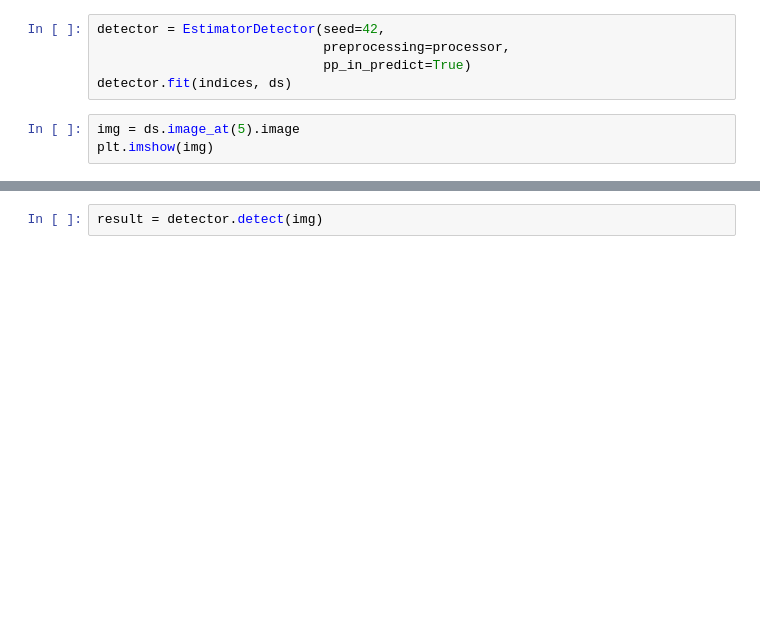
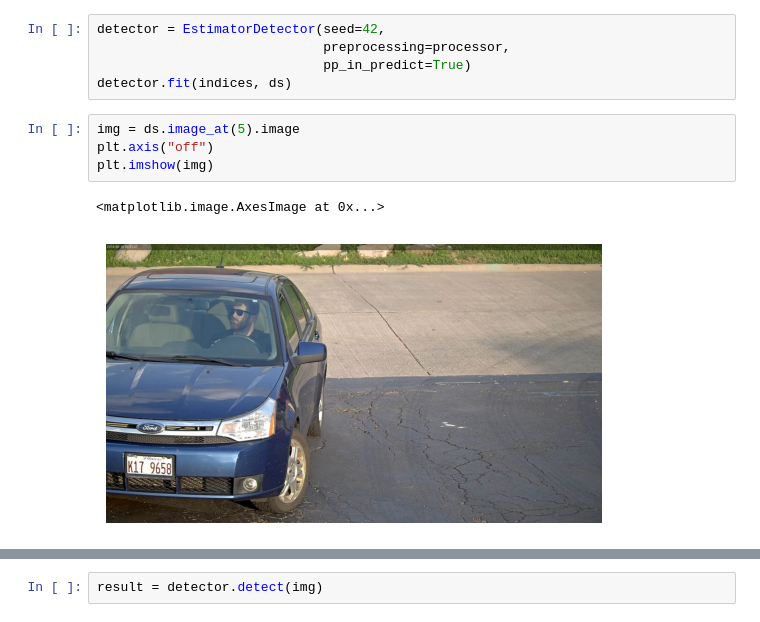
Before and after one commit to SimpleANPR/anpr, a Jupyter notebook: detection_classifiers.ipynb, the cells around one changed output, grey strips where cells are left out. Cells and saved outputs as stored; diff of their text form; blank space fills up the shorter version.

```diff
--- a/detection_classifiers.ipynb
+++ b/detection_classifiers.ipynb
@@ -59,4 +59,8 @@ detector = EstimatorDetector(seed=42,
 detector.fit(indices, ds)
 # %%
 img = ds.image_at(5).image
+plt.axis("off")
 plt.imshow(img)
+# %% [output]
+<matplotlib.image.AxesImage at 0x...>
+[figure, added]
```
Also changed, not shown: parts of 4 cells of this notebook, 3 other files.
